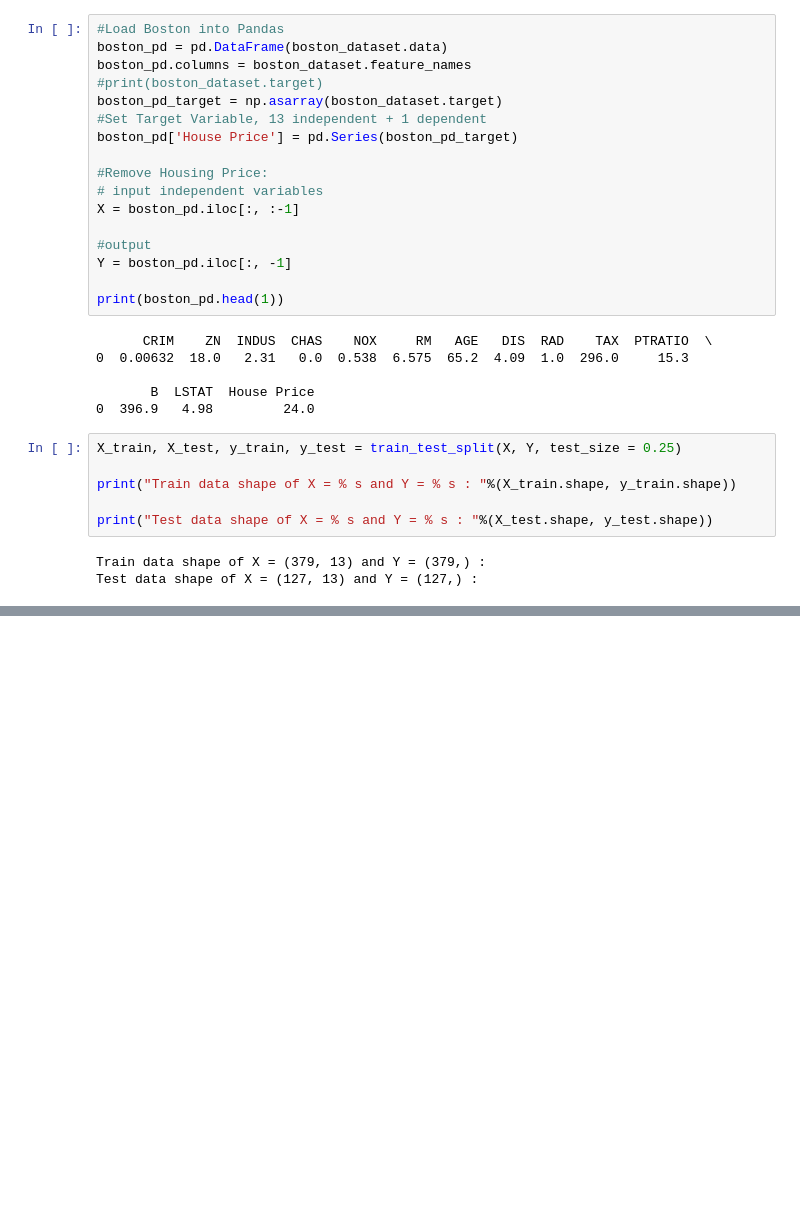
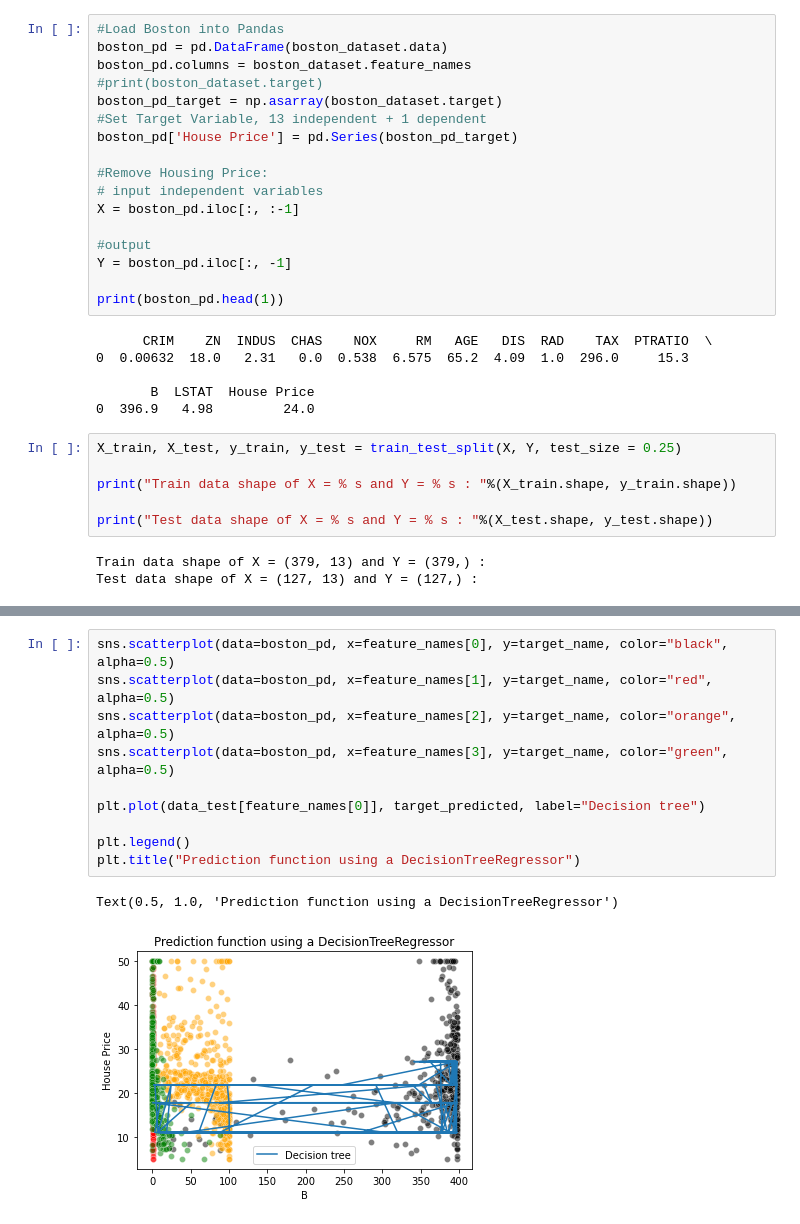
Before and after one commit to the-rich-piana/BioInfo-Notes, a Jupyter notebook: regression_models.ipynb, the cells around one changed output, grey strips where cells are left out. Saved outputs shown, nothing was run; the diff lists cells and outputs as text; blank space fills up the shorter version.

```diff
--- a/regression_models.ipynb
+++ b/regression_models.ipynb
@@ -342,0 +226,13 @@ Predicted price:  6625
+# %%
+sns.scatterplot(data=boston_pd, x=feature_names[0], y=target_name, color="black", alpha=0.5)
+sns.scatterplot(data=boston_pd, x=feature_names[1], y=target_name, color="red", alpha=0.5)
+sns.scatterplot(data=boston_pd, x=feature_names[2], y=target_name, color="orange", alpha=0.5)
+sns.scatterplot(data=boston_pd, x=feature_names[3], y=target_name, color="green", alpha=0.5)
+
+plt.plot(data_test[feature_names[0]], target_predicted, label="Decision tree")
+
+plt.legend()
+plt.title("Prediction function using a DecisionTreeRegressor")
+# %% [output]
+Text(0.5, 1.0, 'Prediction function using a DecisionTreeRegressor')
+[figure, added]
```
Also changed, not shown: parts of 20 cells of this notebook.
